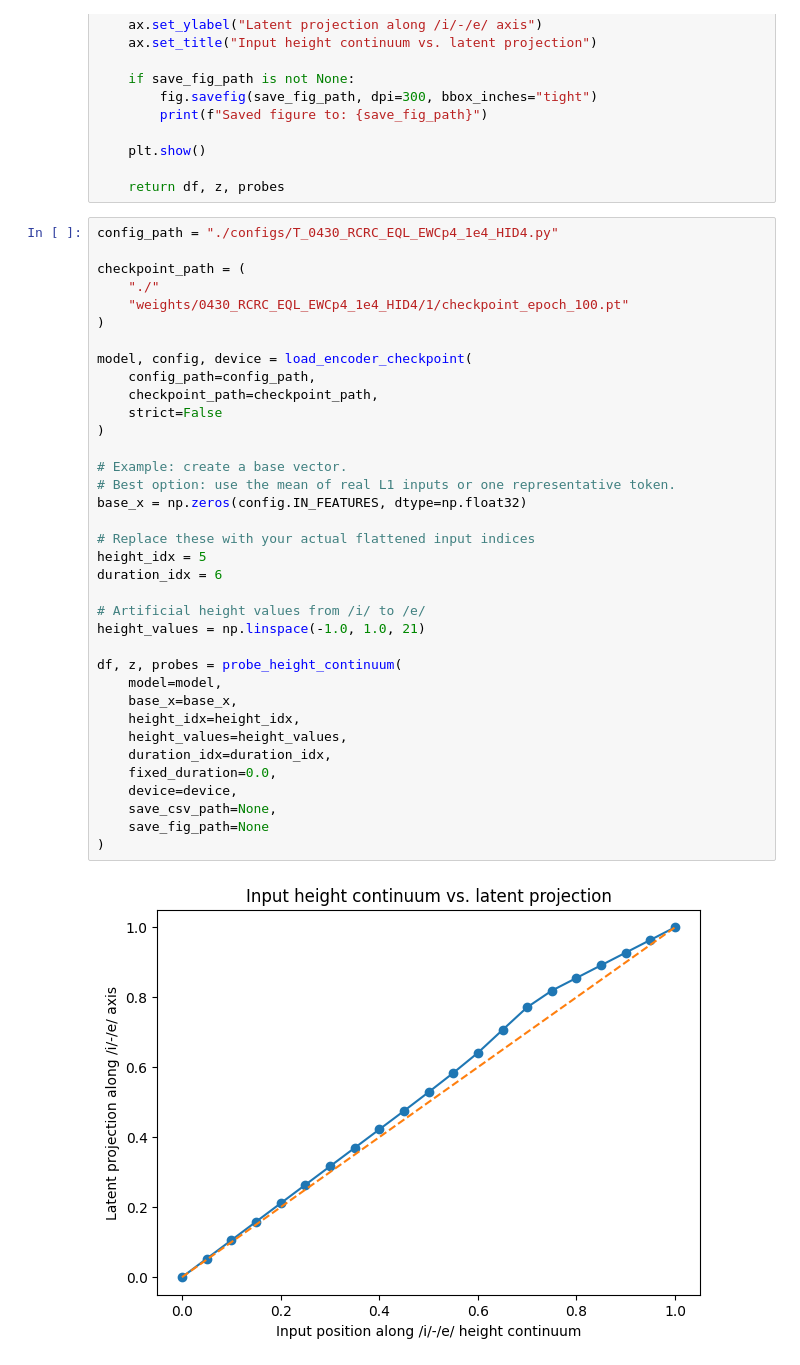
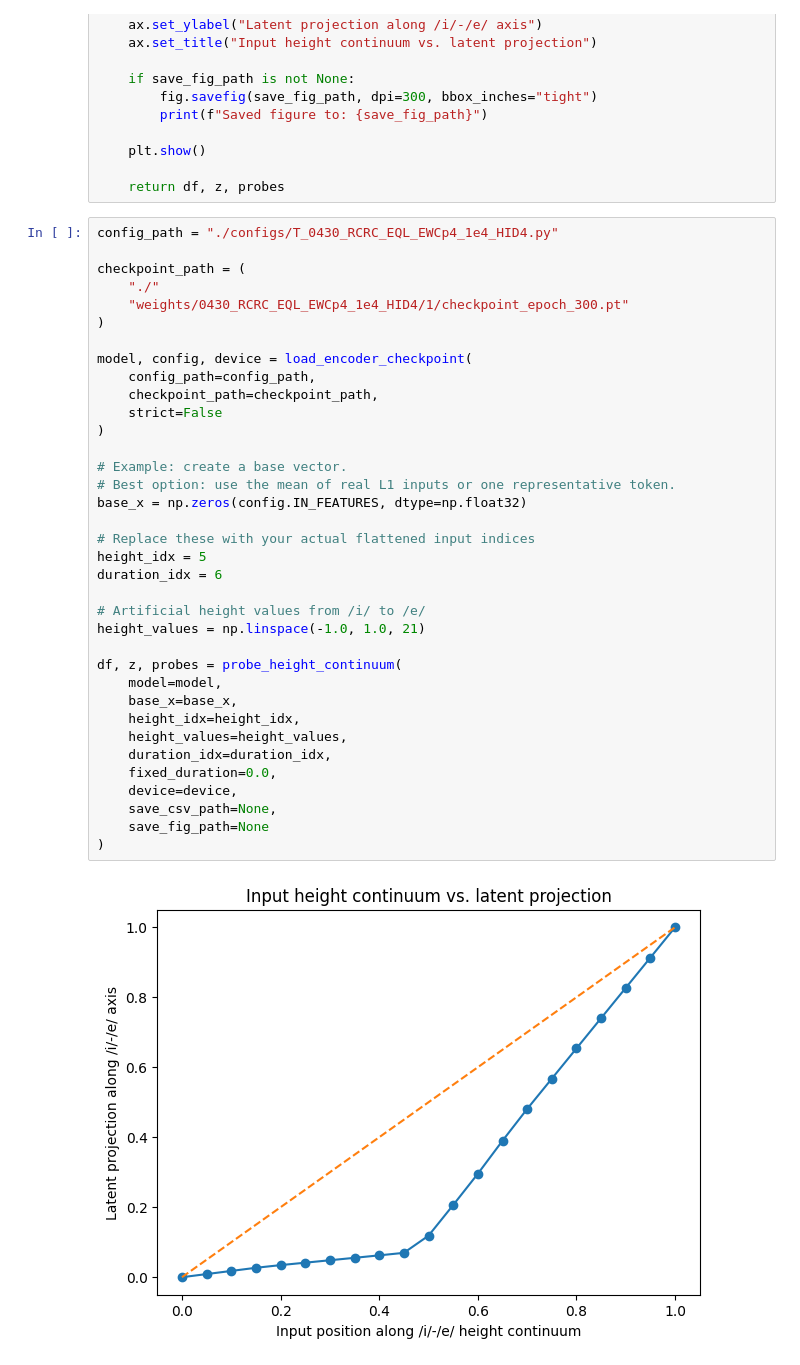
Before and after one commit to Frankalexej/LearnCsld2025, a Jupyter notebook: AMP_08_model_rep_visualize_0430.ipynb, the cells around one changed output. Cells and saved outputs as stored; diff of their text form.

```diff
--- a/AMP_08_model_rep_visualize_0430.ipynb
+++ b/AMP_08_model_rep_visualize_0430.ipynb
@@ -221,36 +221,36 @@ config_path = "./configs/T_0430_RCRC_EQL_EWCp4_1e4_HID4.py"
 
 checkpoint_path = (
     "./"
-    "weights/0430_RCRC_EQL_EWCp4_1e4_HID4/1/checkpoint_epoch_100.pt"
+    "weights/0430_RCRC_EQL_EWCp4_1e4_HID4/1/checkpoint_epoch_300.pt"
 )
 
 model, config, device = load_encoder_checkpoint(
     config_path=config_path,
     checkpoint_path=checkpoint_path,
     strict=False
 )
 
 # Example: create a base vector.
 # Best option: use the mean of real L1 inputs or one representative token.
 base_x = np.zeros(config.IN_FEATURES, dtype=np.float32)
 
 # Replace these with your actual flattened input indices
 height_idx = 5
 duration_idx = 6
 
 # Artificial height values from /i/ to /e/
 height_values = np.linspace(-1.0, 1.0, 21)
 
 df, z, probes = probe_height_continuum(
     model=model,
     base_x=base_x,
     height_idx=height_idx,
     height_values=height_values,
     duration_idx=duration_idx,
     fixed_duration=0.0,
     device=device,
     save_csv_path=None,
     save_fig_path=None
 )
 # %% [output]
-[figure, old version]
+[figure, new version]
```
Also changed, not shown: parts of 1 cell of this notebook.
